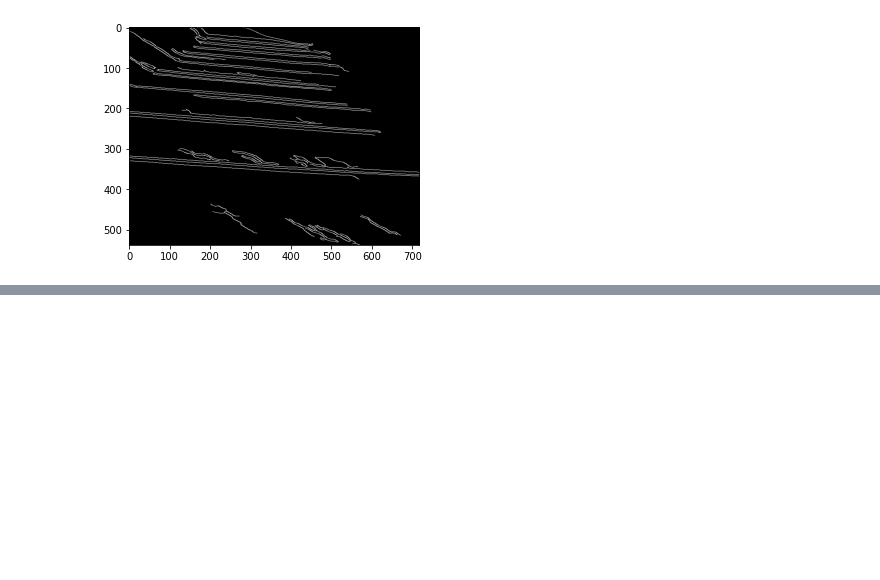
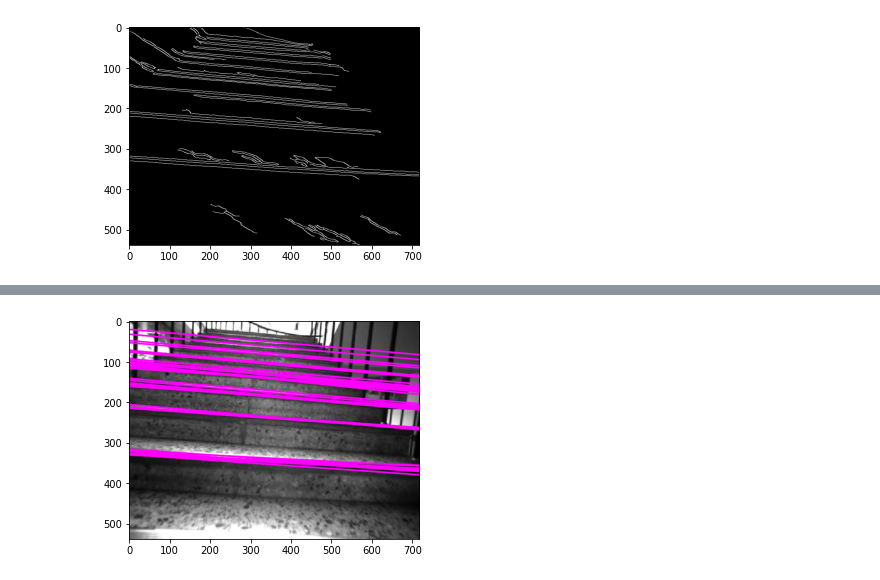
Before and after one commit to susiejojo/Stair_Climber, a Jupyter notebook: stairclimber_vision.ipynb, the cells around one changed output, grey strips where cells are left out. Cells and saved outputs as stored; diff of their text form; code cells hidden in the pictures; blank space fills up the shorter version.

```diff
--- a/stairclimber_vision.ipynb
+++ b/stairclimber_vision.ipynb
@@ -52,0 +135,11 @@ plt.show()
+# %%
+avg_slope = np.mean(slope_list)
+# %%
+for i in range(len(slope_list)):
+  if (slope_list[i]<=(1.1*avg_slope) and slope_list[i]>=(0.9*avg_slope)):
+      (pt1,pt2) = line_list[i]
+      cv2.line(img,pt1,pt2,(255,0,255),10,cv2.LINE_AA)
+plt.imshow(img)
+plt.show()
+# %% [output]
+[figure, added]
```
Also changed, not shown: parts of 6 cells of this notebook.
